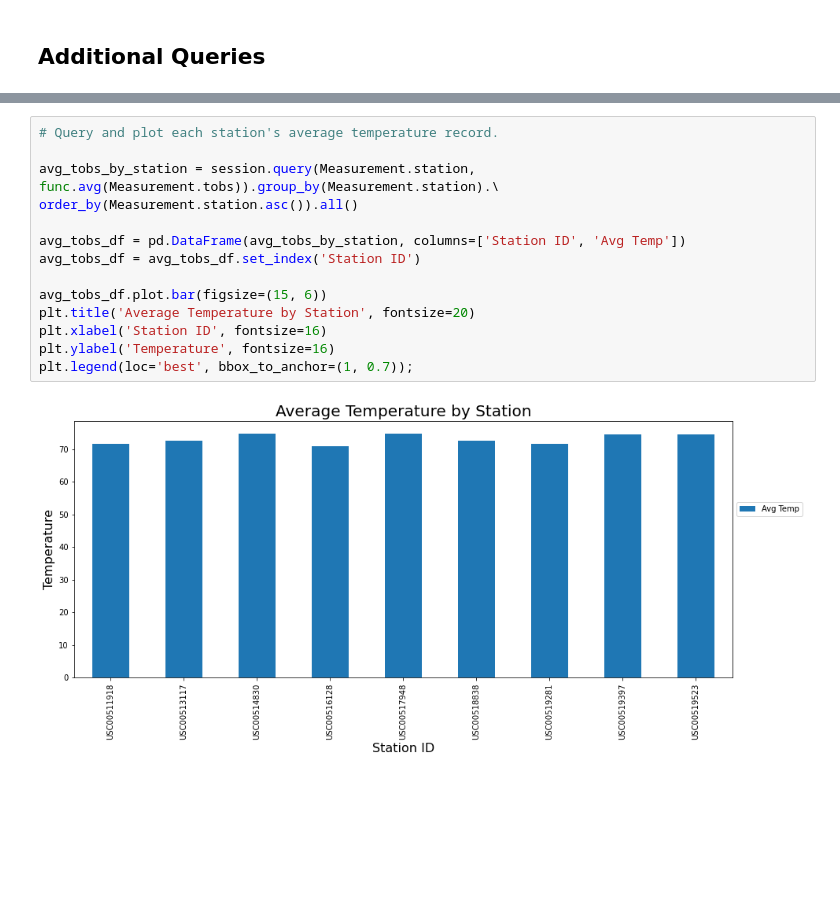
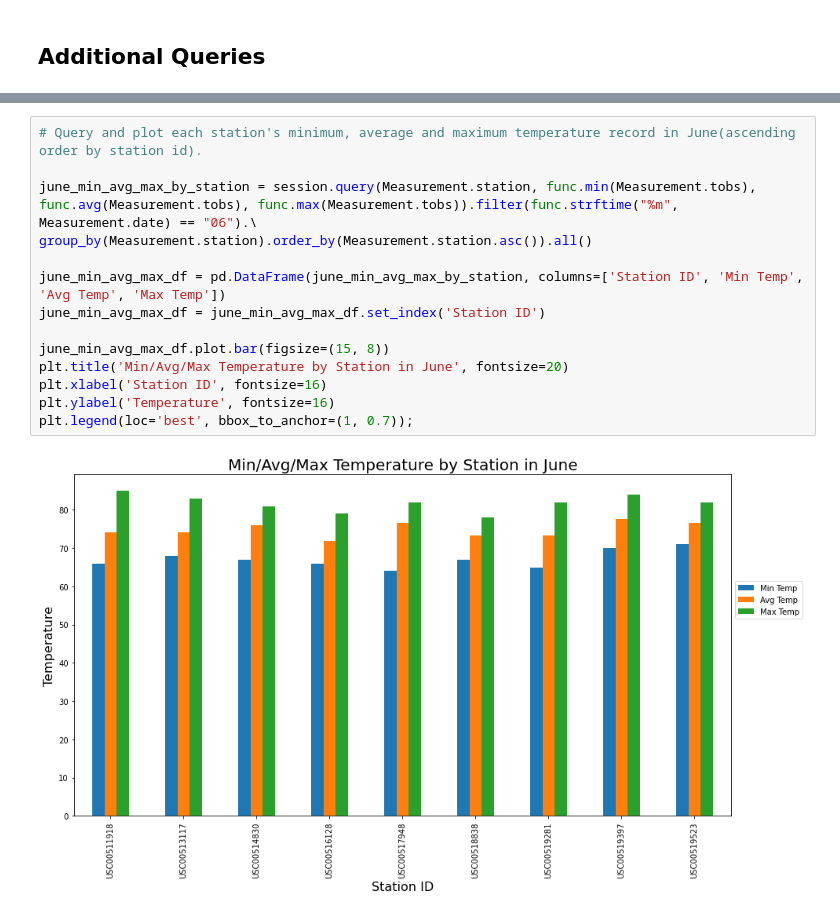
Before and after one commit to jeffreyaupc/surfs_up, a Jupyter notebook: SurfsUp_Challenge.ipynb, the cells around one changed output, grey strips where cells are left out. Drawn from its saved outputs; the diff is of its cells as text; blank space fills up the shorter version.

```diff
--- a/SurfsUp_Challenge.ipynb
+++ b/SurfsUp_Challenge.ipynb
@@ -96,17 +107,17 @@ plt.legend(loc='best', bbox_to_anchor=(1, 0.7));
 # %%
-# Query and plot each station's average temperature record.
+# Query and plot each station's minimum, average and maximum temperature record in June(ascending order by station id).
 
-avg_tobs_by_station = session.query(Measurement.station, func.avg(Measurement.tobs)).group_by(Measurement.station).\
-order_by(Measurement.station.asc()).all()
+june_min_avg_max_by_station = session.query(Measurement.station, func.min(Measurement.tobs), func.avg(Measurement.tobs), func.max(Measurement.tobs)).filter(func.strftime("%m", Measurement.date) == "06").\
+group_by(Measurement.station).order_by(Measurement.station.asc()).all()
 
-avg_tobs_df = pd.DataFrame(avg_tobs_by_station, columns=['Station ID', 'Avg Temp'])
-avg_tobs_df = avg_tobs_df.set_index('Station ID')
+june_min_avg_max_df = pd.DataFrame(june_min_avg_max_by_station, columns=['Station ID', 'Min Temp', 'Avg Temp', 'Max Temp'])
+june_min_avg_max_df = june_min_avg_max_df.set_index('Station ID')
 
-avg_tobs_df.plot.bar(figsize=(15, 6))
-plt.title('Average Temperature by Station', fontsize=20)
+june_min_avg_max_df.plot.bar(figsize=(15, 8))
+plt.title('Min/Avg/Max Temperature by Station in June', fontsize=20)
 plt.xlabel('Station ID', fontsize=16)
 plt.ylabel('Temperature', fontsize=16)
 plt.legend(loc='best', bbox_to_anchor=(1, 0.7));
 # %% [output]
-[figure, old version]
+[figure, new version]
 # %%
```
Also changed, not shown: parts of 2 cells of this notebook, 7 other files.
